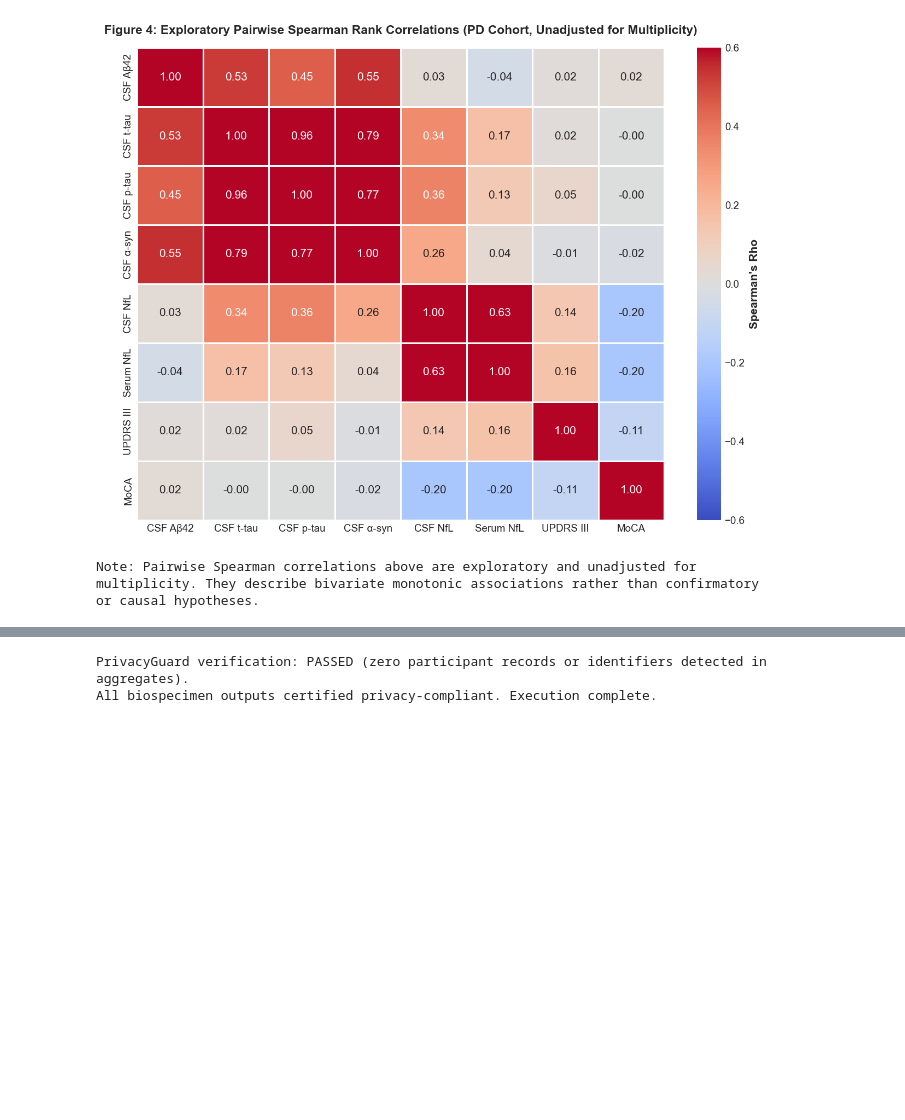
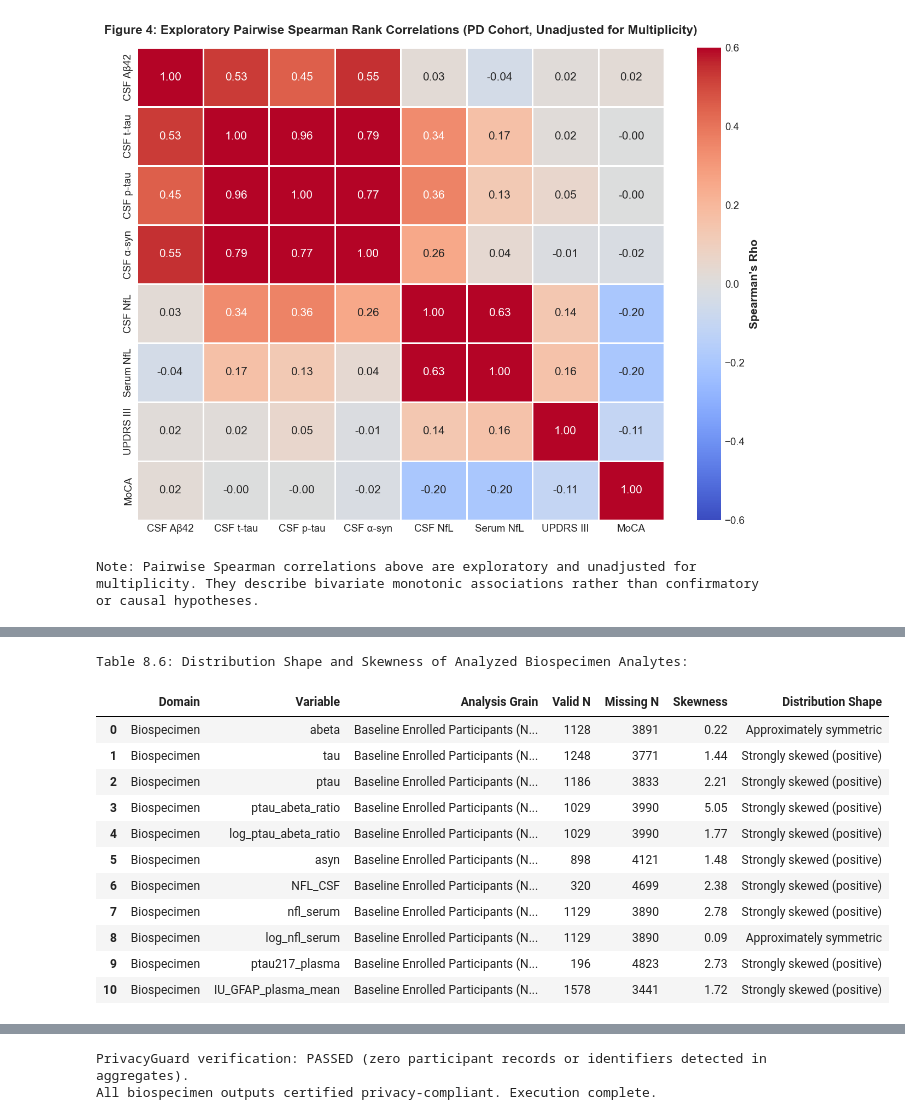
Before and after one commit to TalhaHassanUlHaq/ppmi-multimodal-eda-notebooks, a Jupyter notebook: eda_biospecimen.ipynb, the cells around one changed output, grey strips where cells are left out. Cells and saved outputs as stored; diff of their text form; code cells hidden in the pictures; blank space fills up the shorter version.

Commit message:
Finalize multimodal EDA notebooks and QA

```diff
--- a/eda_biospecimen.ipynb
+++ b/eda_biospecimen.ipynb
@@ -370,0 +611,44 @@ Based on the empirical biospecimen results:
+# %%
+# Table 8.6: Distribution Shape and Skewness of Analyzed Biospecimen Analytes
+from ppmi_pipeline.reporting.notebook_support import numeric_skewness_summary
+
+n_bl = len(df_bl)
+raw_ptau_ratio = df_bl['ptau_abeta_ratio']
+log_ptau_ratio = np.log(raw_ptau_ratio.where(raw_ptau_ratio > 0))
+
+raw_nfl_serum = df_bl['nfl_serum']
+log_nfl_serum = np.log(raw_nfl_serum.where(raw_nfl_serum > 0))
+
+grain_label = f"Baseline Enrolled Participants (N={n_bl:,})"
+
+skew_specs = [
+    {"domain": "Biospecimen", "variable": "abeta", "grain": grain_label, "series": df_bl["abeta"], "total_n": n_bl},
+    {"domain": "Biospecimen", "variable": "tau", "grain": grain_label, "series": df_bl["tau"], "total_n": n_bl},
+    {"domain": "Biospecimen", "variable": "ptau", "grain": grain_label, "series": df_bl["ptau"], "total_n": n_bl},
+    {"domain": "Biospecimen", "variable": "ptau_abeta_ratio", "grain": grain_label, "series": raw_ptau_ratio, "total_n": n_bl},
+    {"domain": "Biospecimen", "variable": "log_ptau_abeta_ratio", "grain": grain_label, "series": log_ptau_ratio, "total_n": n_bl},
+    {"domain": "Biospecimen", "variable": "asyn", "grain": grain_label, "series": df_bl["asyn"] if "asyn" in df_bl.columns else None, "total_n": n_bl},
+    {"domain": "Biospecimen", "variable": "NFL_CSF", "grain": grain_label, "series": df_bl["NFL_CSF"], "total_n": n_bl},
+    {"domain": "Biospecimen", "variable": "nfl_serum", "grain": grain_label, "series": raw_nfl_serum, "total_n": n_bl},
+    {"domain": "Biospecimen", "variable": "log_nfl_serum", "grain": grain_label, "series": log_nfl_serum, "total_n": n_bl},
+    {"domain": "Biospecimen", "variable": "ptau217_plasma", "grain": grain_label, "series": df_bl["ptau217_plasma"], "total_n": n_bl},
+    {"domain": "Biospecimen", "variable": "IU_GFAP_plasma_mean", "grain": grain_label, "series": df_bl["IU_GFAP_plasma_mean"], "total_n": n_bl}
+]
+
+skewness_df = numeric_skewness_summary(skew_specs)
+print("Table 8.6: Distribution Shape and Skewness of Analyzed Biospecimen Analytes:")
+display(skewness_df)
+# %% [output]
+Table 8.6: Distribution Shape and Skewness of Analyzed Biospecimen Analytes:
+|  | Domain | Variable | Analysis Grain | Valid N | Missing N | Skewness | Distribution Shape |
+| 0 | Biospecimen | abeta | Baseline Enrolled Participants (N... | 1128 | 3891 | 0.22 | Approximately symmetric |
+| 1 | Biospecimen | tau | Baseline Enrolled Participants (N... | 1248 | 3771 | 1.44 | Strongly skewed (positive) |
+| 2 | Biospecimen | ptau | Baseline Enrolled Participants (N... | 1186 | 3833 | 2.21 | Strongly skewed (positive) |
+| 3 | Biospecimen | ptau_abeta_ratio | Baseline Enrolled Participants (N... | 1029 | 3990 | 5.05 | Strongly skewed (positive) |
+| 4 | Biospecimen | log_ptau_abeta_ratio | Baseline Enrolled Participants (N... | 1029 | 3990 | 1.77 | Strongly skewed (positive) |
+| 5 | Biospecimen | asyn | Baseline Enrolled Participants (N... | 898 | 4121 | 1.48 | Strongly skewed (positive) |
+| 6 | Biospecimen | NFL_CSF | Baseline Enrolled Participants (N... | 320 | 4699 | 2.38 | Strongly skewed (positive) |
+| 7 | Biospecimen | nfl_serum | Baseline Enrolled Participants (N... | 1129 | 3890 | 2.78 | Strongly skewed (positive) |
+| 8 | Biospecimen | log_nfl_serum | Baseline Enrolled Participants (N... | 1129 | 3890 | 0.09 | Approximately symmetric |
+| 9 | Biospecimen | ptau217_plasma | Baseline Enrolled Participants (N... | 196 | 4823 | 2.73 | Strongly skewed (positive) |
+| 10 | Biospecimen | IU_GFAP_plasma_mean | Baseline Enrolled Participants (N... | 1578 | 3441 | 1.72 | Strongly skewed (positive) |
```
Also changed, not shown: parts of 15 cells of this notebook, 17 other files.
